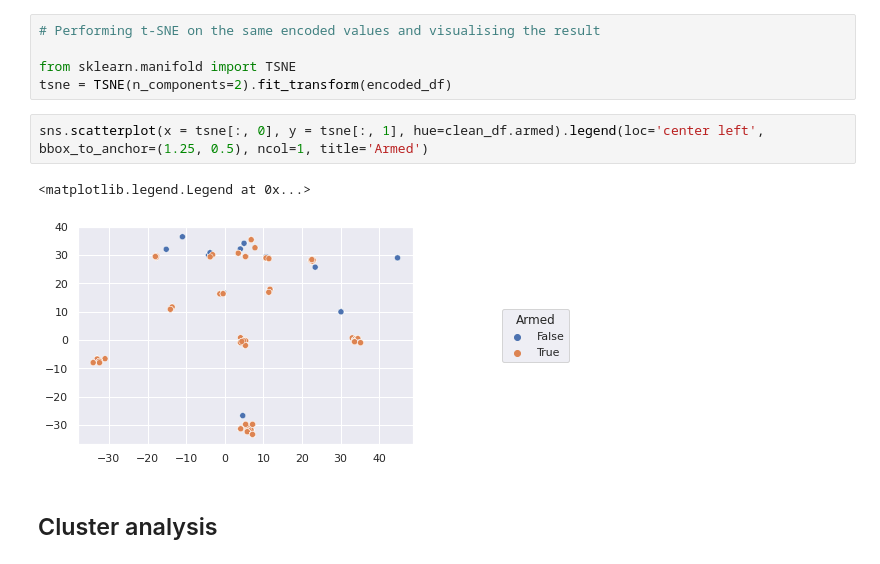
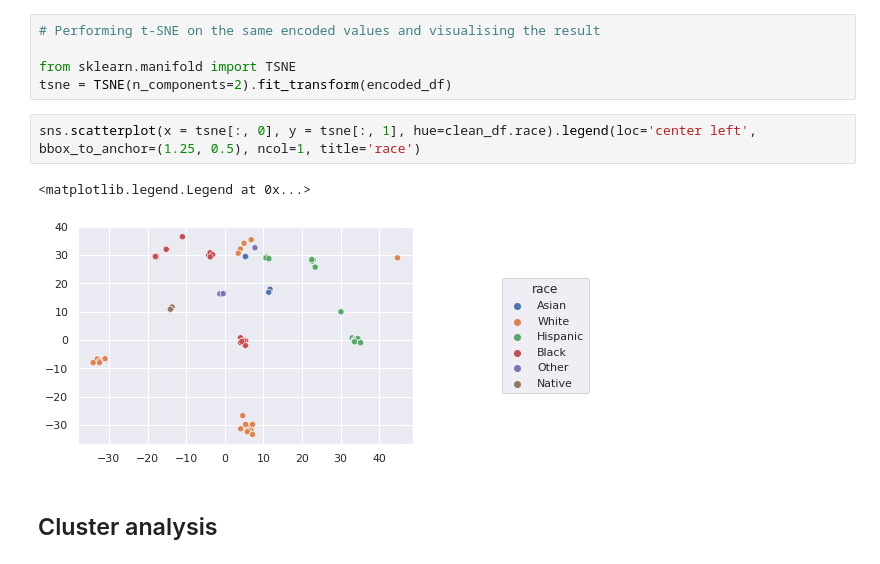
Before and after one commit to valdas-v1/Fatal-Police-Shooting-in-United-States, a Jupyter notebook: notebook.ipynb, the cells around one changed output. Drawn from its saved outputs; the diff is of its cells as text.

```diff
--- a/notebook.ipynb
+++ b/notebook.ipynb
@@ -406,10 +416,10 @@ As we can see, principal component analysis forms four distinct clusters of data
 from sklearn.manifold import TSNE
 tsne = TSNE(n_components=2).fit_transform(encoded_df)
 # %%
-sns.scatterplot(x = tsne[:, 0], y = tsne[:, 1], hue=clean_df.armed).legend(loc='center left', bbox_to_anchor=(1.25, 0.5), ncol=1, title='Armed')
+sns.scatterplot(x = tsne[:, 0], y = tsne[:, 1], hue=clean_df.race).legend(loc='center left', bbox_to_anchor=(1.25, 0.5), ncol=1, title='race')
 # %% [output]
 <matplotlib.legend.Legend at 0x...>
-[figure, old version]
+[figure, new version]
 # %% [markdown]
 <a name="cluster_analysis"></a>
 ## Cluster analysis
```
Also changed, not shown: parts of 2 cells of this notebook.
